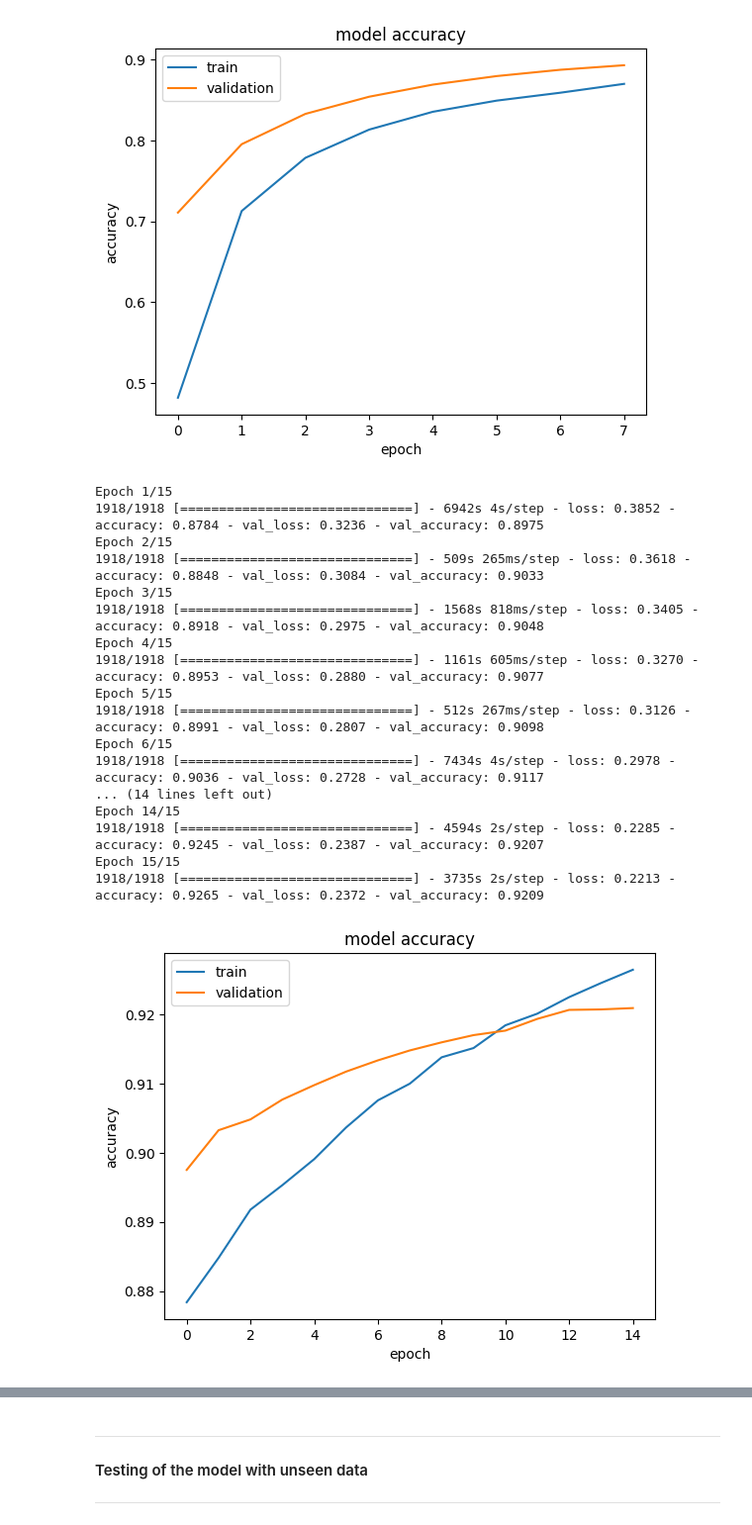
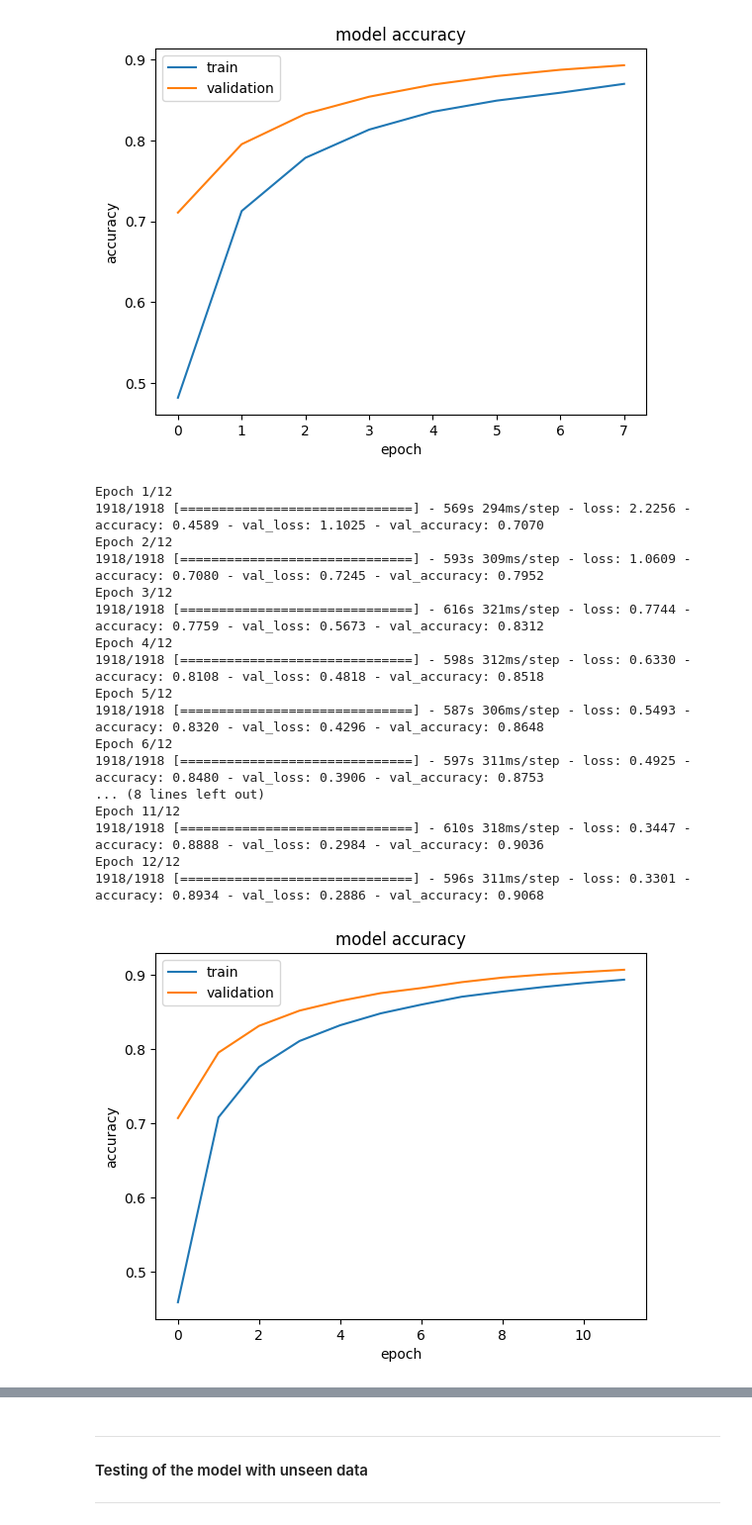
Before and after one commit to forster-j/AgronomiCare, a Jupyter notebook: notebooks/EfficientNetB0.ipynb, the cells around one changed output, grey strips where cells are left out. Shown: that part at 99% size. Saved outputs shown, nothing was run; the diff lists cells and outputs as text; code cells hidden in the pictures.

Commit message:
EfficientNetB0 Model done and almost realzed metrics

```diff
--- a/notebooks/EfficientNetB0.ipynb
+++ b/notebooks/EfficientNetB0.ipynb
@@ -96,18 +89,3 @@ Total params: 4049571 (15.45 MB)
 Trainable params: 4007548 (15.29 MB)
 Non-trainable params: 42023 (164.16 KB)
 __________________________________________________________________________________________________
-# %%
-# Define the input layer with the shape of input images
-inputs = Input(shape=(224, 224, 3))
-
-# Pass the input through the base layers of an existing model
-base = model(inputs)
-
-# Apply global average pooling to reduce spatial dimensions
-flatten = GlobalAveragePooling2D()(base)
-
-# Add a fully connected layer for classification with softmax activation
-outputs = Dense(39, activation='softmax')(flatten)
-
-# Construct the final model with input and output layers
-model_enB0 = Model(inputs, outputs)
@@ -228,27 +203,30 @@ Epoch 8/8
 # %%
 # Create a new model with unfrozen layers
 unfrozen_model3 = unfreeze_model_and_clone(model)
 
-epochs = 15
-hist3 = unfrozen_model2.fit(train_ds, epochs=epochs, validation_data=val_ds)
+epochs = 12
+hist3 = unfrozen_model3.fit(train_ds, epochs=epochs, validation_data=val_ds)
+
+# Save the model to disk
+unfrozen_model3.save("unfrozen_model3.h5")
 
 plot_hist(hist3)
 # %% [output]
-Epoch 1/15
-1918/1918 [==============================] - 6942s 4s/step - loss: 0.3852 - accuracy: 0.8784 - val_loss: 0.3236 - val_accuracy: 0.8975
-Epoch 2/15
-1918/1918 [==============================] - 509s 265ms/step - loss: 0.3618 - accuracy: 0.8848 - val_loss: 0.3084 - val_accuracy: 0.9033
-Epoch 3/15
-1918/1918 [==============================] - 1568s 818ms/step - loss: 0.3405 - accuracy: 0.8918 - val_loss: 0.2975 - val_accuracy: 0.9048
-Epoch 4/15
-1918/1918 [==============================] - 1161s 605ms/step - loss: 0.3270 - accuracy: 0.8953 - val_loss: 0.2880 - val_accuracy: 0.9077
-Epoch 5/15
-1918/1918 [==============================] - 512s 267ms/step - loss: 0.3126 - accuracy: 0.8991 - val_loss: 0.2807 - val_accuracy: 0.9098
-Epoch 6/15
-1918/1918 [==============================] - 7434s 4s/step - loss: 0.2978 - accuracy: 0.9036 - val_loss: 0.2728 - val_accuracy: 0.9117
-... (14 lines left out)
-Epoch 14/15
-1918/1918 [==============================] - 4594s 2s/step - loss: 0.2285 - accuracy: 0.9245 - val_loss: 0.2387 - val_accuracy: 0.9207
-Epoch 15/15
-1918/1918 [==============================] - 3735s 2s/step - loss: 0.2213 - accuracy: 0.9265 - val_loss: 0.2372 - val_accuracy: 0.9209
+Epoch 1/12
+1918/1918 [==============================] - 569s 294ms/step - loss: 2.2256 - accuracy: 0.4589 - val_loss: 1.1025 - val_accuracy: 0.7070
+Epoch 2/12
+1918/1918 [==============================] - 593s 309ms/step - loss: 1.0609 - accuracy: 0.7080 - val_loss: 0.7245 - val_accuracy: 0.7952
+Epoch 3/12
+1918/1918 [==============================] - 616s 321ms/step - loss: 0.7744 - accuracy: 0.7759 - val_loss: 0.5673 - val_accuracy: 0.8312
+Epoch 4/12
+1918/1918 [==============================] - 598s 312ms/step - loss: 0.6330 - accuracy: 0.8108 - val_loss: 0.4818 - val_accuracy: 0.8518
+Epoch 5/12
+1918/1918 [==============================] - 587s 306ms/step - loss: 0.5493 - accuracy: 0.8320 - val_loss: 0.4296 - val_accuracy: 0.8648
+Epoch 6/12
+1918/1918 [==============================] - 597s 311ms/step - loss: 0.4925 - accuracy: 0.8480 - val_loss: 0.3906 - val_accuracy: 0.8753
+... (8 lines left out)
+Epoch 11/12
+1918/1918 [==============================] - 610s 318ms/step - loss: 0.3447 - accuracy: 0.8888 - val_loss: 0.2984 - val_accuracy: 0.9036
+Epoch 12/12
+1918/1918 [==============================] - 596s 311ms/step - loss: 0.3301 - accuracy: 0.8934 - val_loss: 0.2886 - val_accuracy: 0.9068
-[figure, old version]
+[figure, new version]
```
Also changed, not shown: parts of 13 cells of this notebook.
